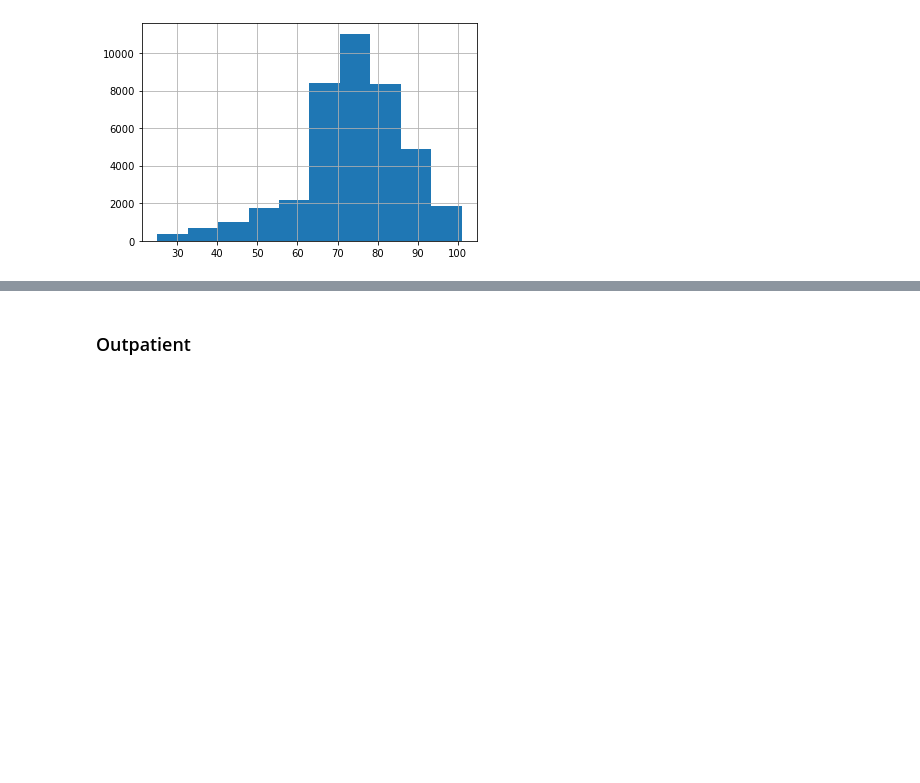
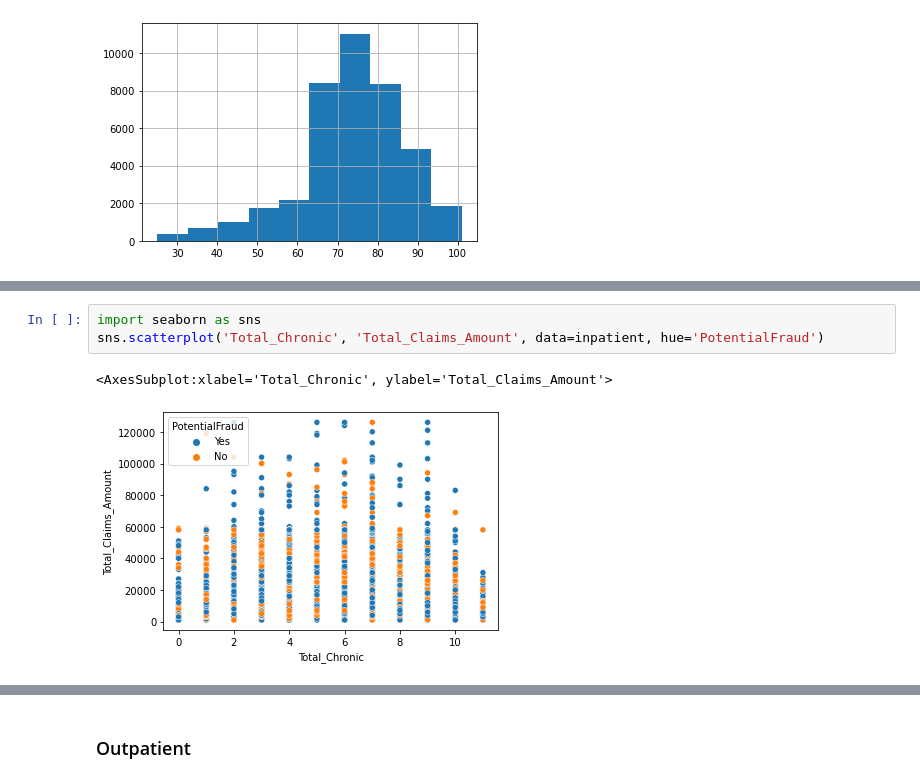
Before and after one commit to hedgekim/Healthcare-Fraud, a Jupyter notebook: Healthcare Fraud.ipynb, the cells around one changed output, grey strips where cells are left out. Cells and saved outputs as stored; diff of their text form; blank space fills up the shorter version.

Commit message:
Update Healthcare Fraud.ipynb
Add chart to show distribution of total claims amount per count of chronic conditions

```diff
--- a/Healthcare Fraud.ipynb
+++ b/Healthcare Fraud.ipynb
@@ -207,0 +244,6 @@ inpatient.Age.hist()
+# %%
+import seaborn as sns
+sns.scatterplot('Total_Chronic', 'Total_Claims_Amount', data=inpatient, hue='PotentialFraud')
+# %% [output]
+<AxesSubplot:xlabel='Total_Chronic', ylabel='Total_Claims_Amount'>
+[figure, added]
```
Also changed, not shown: parts of 8 cells of this notebook.
